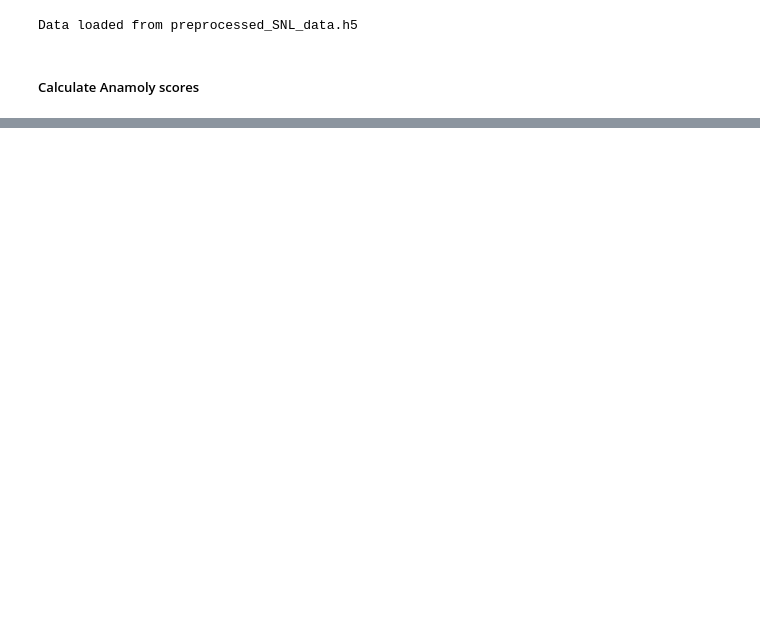
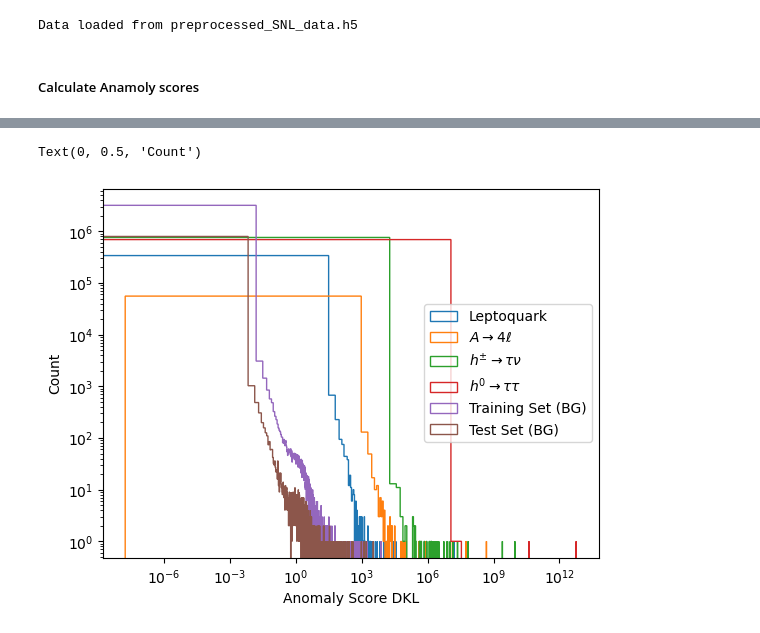
Before and after one commit to jnamador/vae_fs, a Jupyter notebook: models/vae1_analysis.ipynb, the cells around one changed output, grey strips where cells are left out. Saved outputs shown, nothing was run; the diff lists cells and outputs as text; code cells hidden in the pictures; blank space fills up the shorter version.

```diff
--- a/models/vae1_analysis.ipynb
+++ b/models/vae1_analysis.ipynb
@@ -265,0 +314,18 @@ z_log_var: 108.42218017578125
+# %%
+data = [leptoquark_data, Ato4l_data, hChToTauNu_data, hToTauTau_data
+               , X_train
+               , X_test
+               ]
+data_names_tex = [ # latex version
+                "Leptoquark"
+                , "$A\\rightarrow 4\ell$"
+                , "$h^{\pm}\\rightarrow\\tau \\nu$"
+                , "$h^0\\rightarrow\\tau\\tau$"
+                , "Training Set (BG)" # Background
+                , "Test Set (BG)" # Background
+                ]
+
+anomaly_scores = []
+for data in data:
+    s = calc_anomaly_dist(data, just_enc, AD_score_KL)
+    anomaly_scores.append(s)
@@ -265,0 +339,16 @@ z_log_var: 108.42218017578125
+# %%
+for dist, label in zip(anomaly_scores, data_names_tex):
+    plt.hist(dist
+             , label=label
+             , histtype = "step"
+             , bins=500000
+            #  , density=True
+             )
+plt.legend()
+# plt.semilogy()
+plt.loglog()
+plt.xlabel("Anomaly Score DKL")
+plt.ylabel("Count")
+# %% [output]
+Text(0, 0.5, 'Count')
+[figure, added]
```
Also changed, not shown: parts of 8 cells of this notebook.
